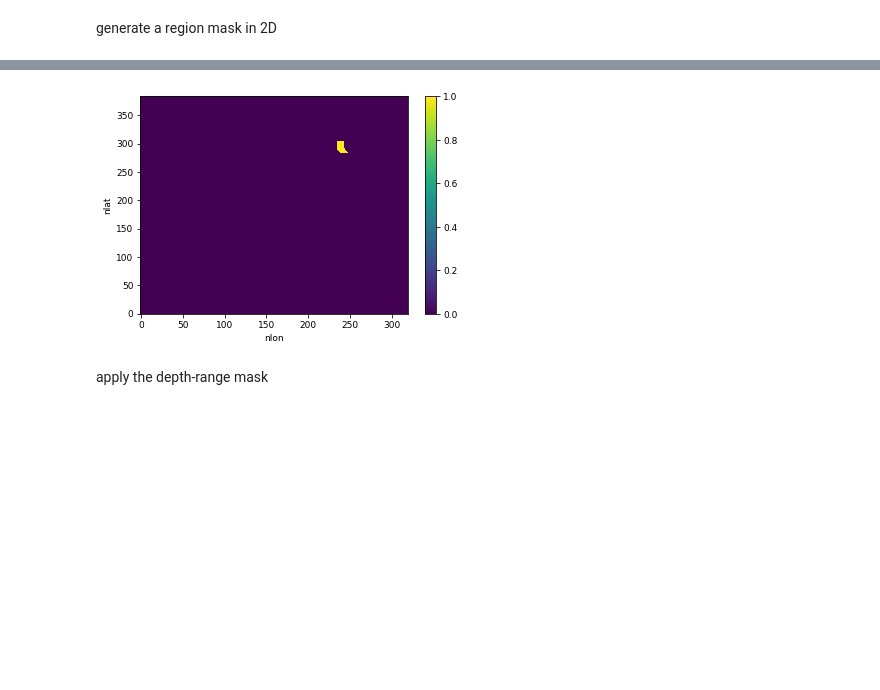
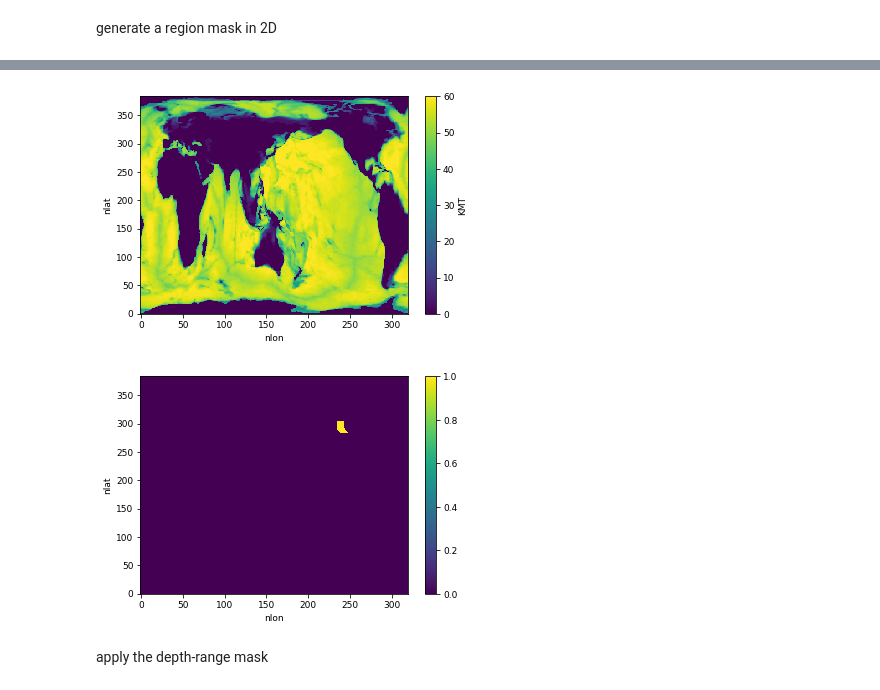
Before and after one commit to matt-long/iucn-deoxygenation-report, a Jupyter notebook: plot_cesm_change_regional_o2.ipynb, the cells around one changed output, grey strips where cells are left out. Saved outputs shown, nothing was run; the diff lists cells and outputs as text; code cells hidden in the pictures; blank space fills up the shorter version.

```diff
--- a/plot_cesm_change_regional_o2.ipynb
+++ b/plot_cesm_change_regional_o2.ipynb
@@ -89,10 +89,13 @@ for j in range(250,350):
         if rmask[j,i] == 1.:
             ndx = ((i-8<=irng)&(irng<= i))
             rmask[j,ndx] = 1.
-            rmask[j,~ndx] = 0.
+            rmask[j,np.logical_not(ndx)] = 0.
             break
         elif lat_rng[0]>tr85a.TLAT[j,i] or tr85a.TLAT[j,i]>lat_rng[1]:
             rmask[j,:] = 0.
 
+plt.figure()
+tr85a.KMT.plot()
+plt.figure()
 rmask[:,:].plot()
 # %% [output]
@@ -101,4 +104,5 @@ Wall time: 7.77 s
-[figure, old version]
+[figure, new version]
+[figure, added]
 # %% [markdown]
 apply the depth-range mask
 # %%
```
Also changed, not shown: parts of 3 cells of this notebook, 7 other files.
